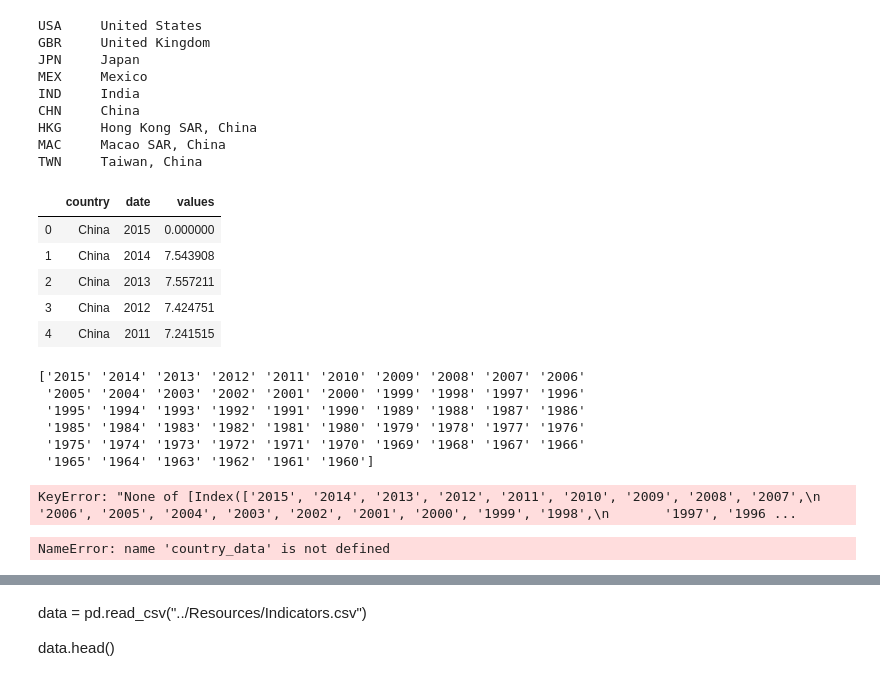
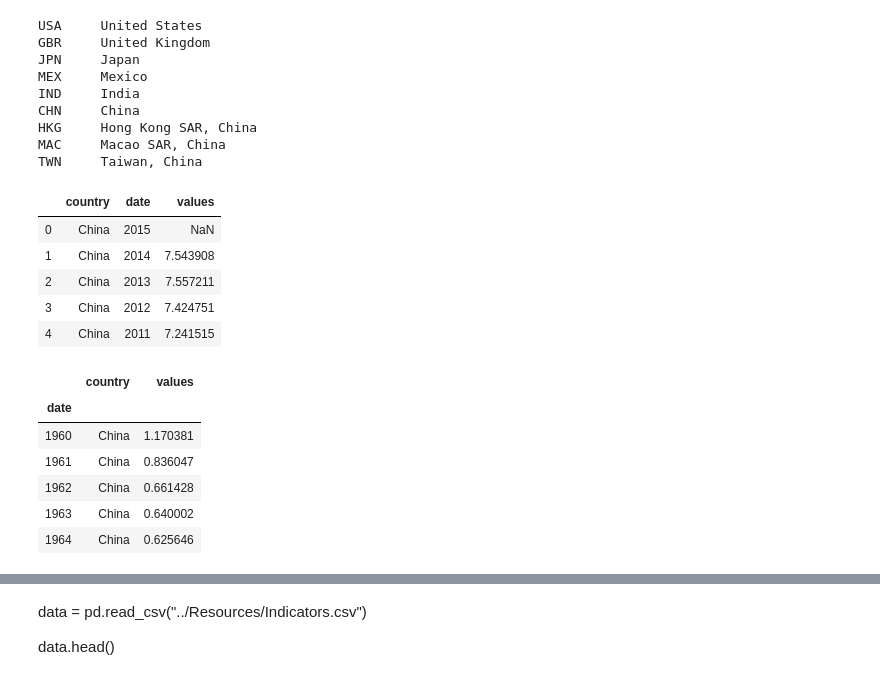
Before and after one commit to robertcox324/5horsemenoftheapocalypse, a Jupyter notebook: gdp_co2_correlation.ipynb, the cells around one changed output, grey strips where cells are left out. Saved outputs shown, nothing was run; the diff lists cells and outputs as text; code cells hidden in the pictures.

```diff
--- a/gdp_co2_correlation.ipynb
+++ b/gdp_co2_correlation.ipynb
@@ -78,39 +78,51 @@ data_dates = (datetime.datetime(1960,1,1), datetime.datetime(2015,1,1))
 # %%
 country_list = ["USA","GBR","JPN","MEX","IND","CHN"]
 data = wbdata.get_dataframe({'EN.ATM.CO2E.PC':'values'},
                             country=country_list,
                             data_date=data_dates,
                             convert_date=False, keep_levels=True)
 
 data = data.reset_index()
-data = data.fillna(0)
+#data = data.fillna(0)
 data.head()
 # %% [output]
 |  | country | date | values |
-| 0 | China | 2015 | 0.000000 |
+| 0 | China | 2015 | NaN |
 | 1 | China | 2014 | 7.543908 |
 | 2 | China | 2013 | 7.557211 |
 | 3 | China | 2012 | 7.424751 |
 | 4 | China | 2011 | 7.241515 |
-# %%
-# Plot the co2 emmisions for each countries
-x_axis = data["date"].unique()
-
-y_axis = data["values"]
-print(x_axis)
-# %% [output]
-['2015' '2014' '2013' '2012' '2011' '2010' '2009' '2008' '2007' '2006'
- '2005' '2004' '2003' '2002' '2001' '2000' '1999' '1998' '1997' '1996'
- '1995' '1994' '1993' '1992' '1991' '1990' '1989' '1988' '1987' '1986'
- '1985' '1984' '1983' '1982' '1981' '1980' '1979' '1978' '1977' '1976'
- '1975' '1974' '1973' '1972' '1971' '1970' '1969' '1968' '1967' '1966'
- '1965' '1964' '1963' '1962' '1961' '1960']
-# %%
-co2_plot = data.plot(x=x_axis)
-# %% [output]
-KeyError: "None of [Index(['2015', '2014', '2013', '2012', '2011', '2010', '2009', '2008', '2007',\n       '2006', '2005', '2004', '2003', '2002', '2001', '2000', '1999', '1998',\n       '1997', '1996 ...
-# %%
-plot_indicators(country_list,
-	'EN.ATM.CO2E.PC',1960,2015)
-# %% [output]
-NameError: name 'country_data' is not defined
+# %%
+chn_df = pd.DataFrame(data[data["country"]=="China"])
+chn_df = chn_df.sort_values(by="date",ascending=True)
+chn_df.set_index("date", drop=True, inplace=True)
+
+mex_df = pd.DataFrame(data[data["country"]=="Mexico"])
+mex_df = mex_df.sort_values(by="date",ascending=True)
+mex_df.set_index("date", drop=True, inplace=True)
+
+ind_df = pd.DataFrame(data[data["country"]=="India"])
+ind_df = ind_df.sort_values(by="date",ascending=True)
+ind_df.set_index("date", drop=True, inplace=True)
+
+usa_df = pd.DataFrame(data[data["country"]=="United States"])
+usa_df = usa_df.sort_values(by="date",ascending=True)
+usa_df.set_index("date", drop=True, inplace=True)
+
+gpb_df = pd.DataFrame(data[data["country"]=="United Kingdom"])
+gpb_df = gpb_df.sort_values(by="date",ascending=True)
+gpb_df.set_index("date", drop=True, inplace=True)
+
+jpn_df = pd.DataFrame(data[data["country"]=="Japan"])
+jpn_df = jpn_df.sort_values(by="date",ascending=True)
+jpn_df.set_index("date", drop=True, inplace=True)
+
+chn_df.head()
+# %% [output]
+|  | country | values |
+| date |  |  |
+| 1960 | China | 1.170381 |
+| 1961 | China | 0.836047 |
+| 1962 | China | 0.661428 |
+| 1963 | China | 0.640002 |
+| 1964 | China | 0.625646 |
```
Also changed, not shown: parts of 1 cell of this notebook.
